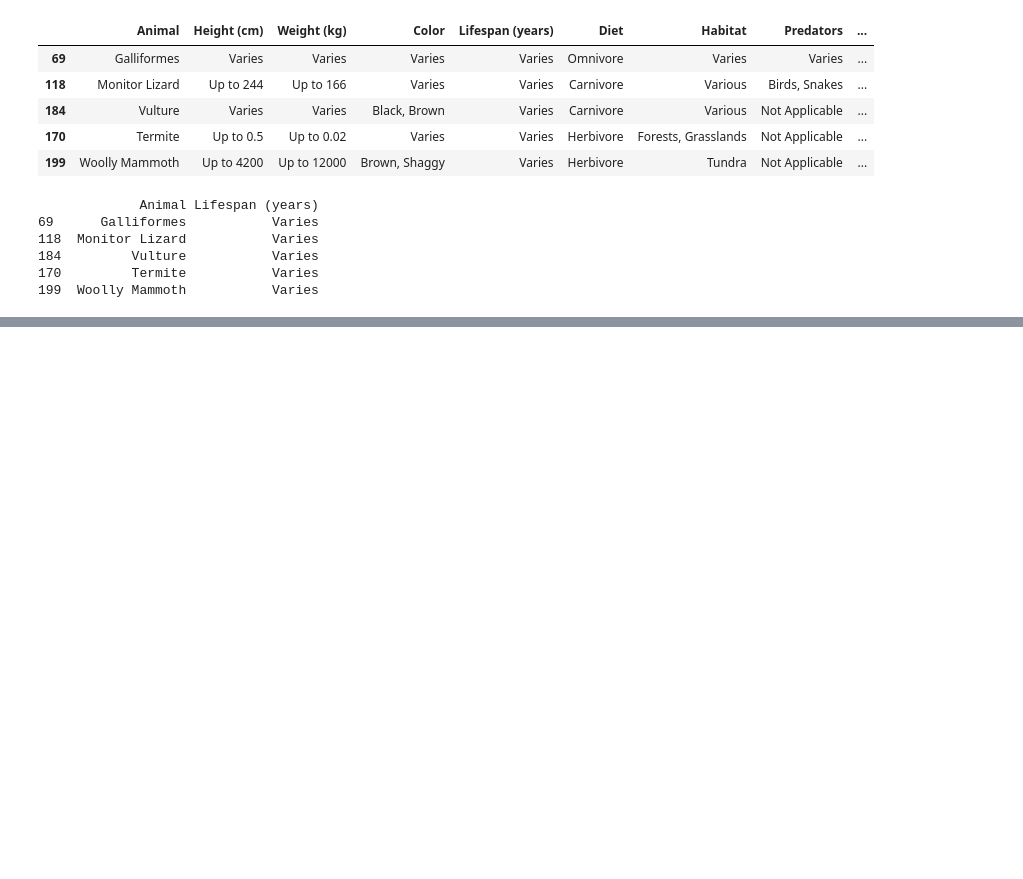
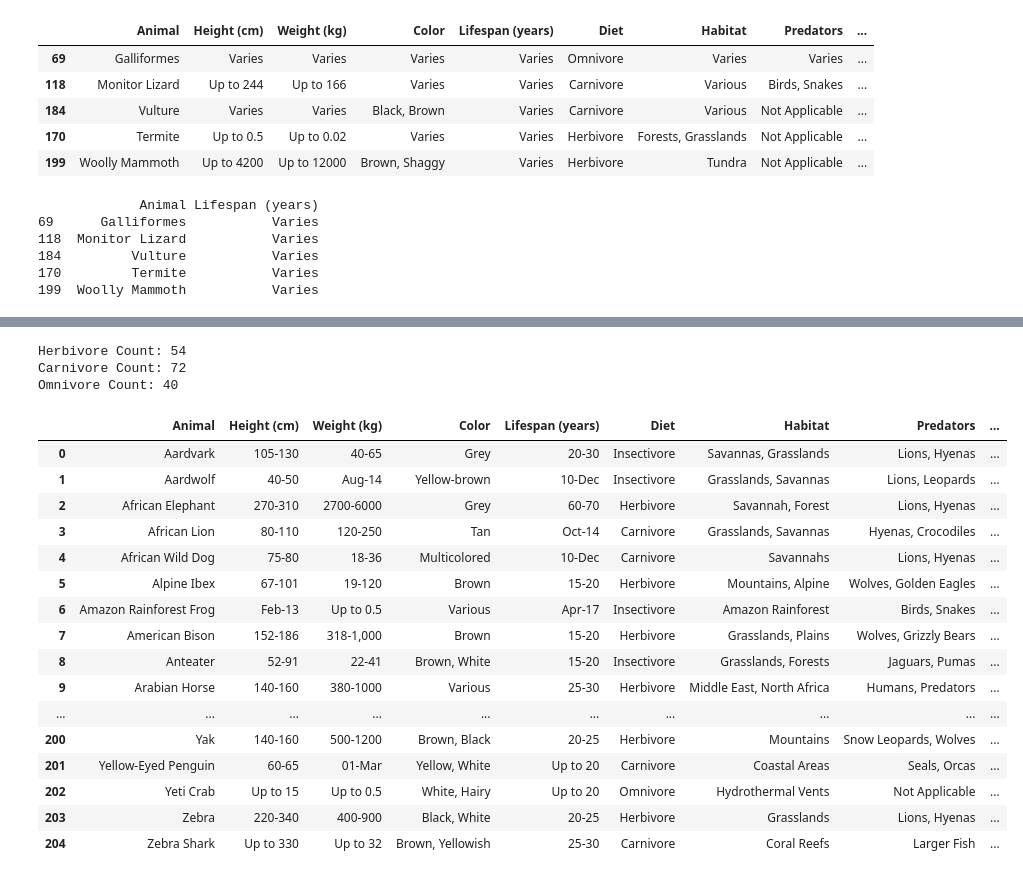
Before and after one commit to harivign/Animal-ds3-for-pandas-practice, a Jupyter notebook: animal_dataset3_practice_using_pandas.ipynb, the cells around one changed output, grey strips where cells are left out. Saved outputs shown, nothing was run; the diff lists cells and outputs as text; code cells hidden in the pictures; blank space fills up the shorter version.

```diff
--- a/animal_dataset3_practice_using_pandas.ipynb
+++ b/animal_dataset3_practice_using_pandas.ipynb
@@ -51,0 +82,2 @@ print(top5_lifespan[["Animal","Lifespan (years)"]])
+# %%
+pd.set_option("display.max_rows",None)
@@ -51,0 +136,8 @@ print(top5_lifespan[["Animal","Lifespan (years)"]])
+# %%
+print(f"Herbivore Count: {herbivore_count}")
+print(f"Carnivore Count: {carnivore_count}")
+print(f"Omnivore Count: {omnivore_count}")
+# %% [output]
+Herbivore Count: 54
+Carnivore Count: 72
+Omnivore Count: 40
@@ -51,0 +146,20 @@ print(top5_lifespan[["Animal","Lifespan (years)"]])
+# %%
+df
+# %% [output]
+|  | Animal | Height (cm) | Weight (kg) | Color | Lifespan (years) | Diet | Habitat | Predators | ... |
+| 0 | Aardvark | 105-130 | 40-65 | Grey | 20-30 | Insectivore | Savannas, Grasslands | Lions, Hyenas | ... |
+| 1 | Aardwolf | 40-50 | Aug-14 | Yellow-brown | 10-Dec | Insectivore | Grasslands, Savannas | Lions, Leopards | ... |
+| 2 | African Elephant | 270-310 | 2700-6000 | Grey | 60-70 | Herbivore | Savannah, Forest | Lions, Hyenas | ... |
+| 3 | African Lion | 80-110 | 120-250 | Tan | Oct-14 | Carnivore | Grasslands, Savannas | Hyenas, Crocodiles | ... |
+| 4 | African Wild Dog | 75-80 | 18-36 | Multicolored | 10-Dec | Carnivore | Savannahs | Lions, Hyenas | ... |
+| 5 | Alpine Ibex | 67-101 | 19-120 | Brown | 15-20 | Herbivore | Mountains, Alpine | Wolves, Golden Eagles | ... |
+| 6 | Amazon Rainforest Frog | Feb-13 | Up to 0.5 | Various | Apr-17 | Insectivore | Amazon Rainforest | Birds, Snakes | ... |
+| 7 | American Bison | 152-186 | 318-1,000 | Brown | 15-20 | Herbivore | Grasslands, Plains | Wolves, Grizzly Bears | ... |
+| 8 | Anteater | 52-91 | 22-41 | Brown, White | 15-20 | Insectivore | Grasslands, Forests | Jaguars, Pumas | ... |
+| 9 | Arabian Horse | 140-160 | 380-1000 | Various | 25-30 | Herbivore | Middle East, North Africa | Humans, Predators | ... |
+| ... | ... | ... | ... | ... | ... | ... | ... | ... | ... |
+| 200 | Yak | 140-160 | 500-1200 | Brown, Black | 20-25 | Herbivore | Mountains | Snow Leopards, Wolves | ... |
+| 201 | Yellow-Eyed Penguin | 60-65 | 01-Mar | Yellow, White | Up to 20 | Carnivore | Coastal Areas | Seals, Orcas | ... |
+| 202 | Yeti Crab | Up to 15 | Up to 0.5 | White, Hairy | Up to 20 | Omnivore | Hydrothermal Vents | Not Applicable | ... |
+| 203 | Zebra | 220-340 | 400-900 | Black, White | 20-25 | Herbivore | Grasslands | Lions, Hyenas | ... |
+| 204 | Zebra Shark | Up to 330 | Up to 32 | Brown, Yellowish | 25-30 | Carnivore | Coral Reefs | Larger Fish | ... |
```
Also changed, not shown: parts of 14 cells of this notebook.
